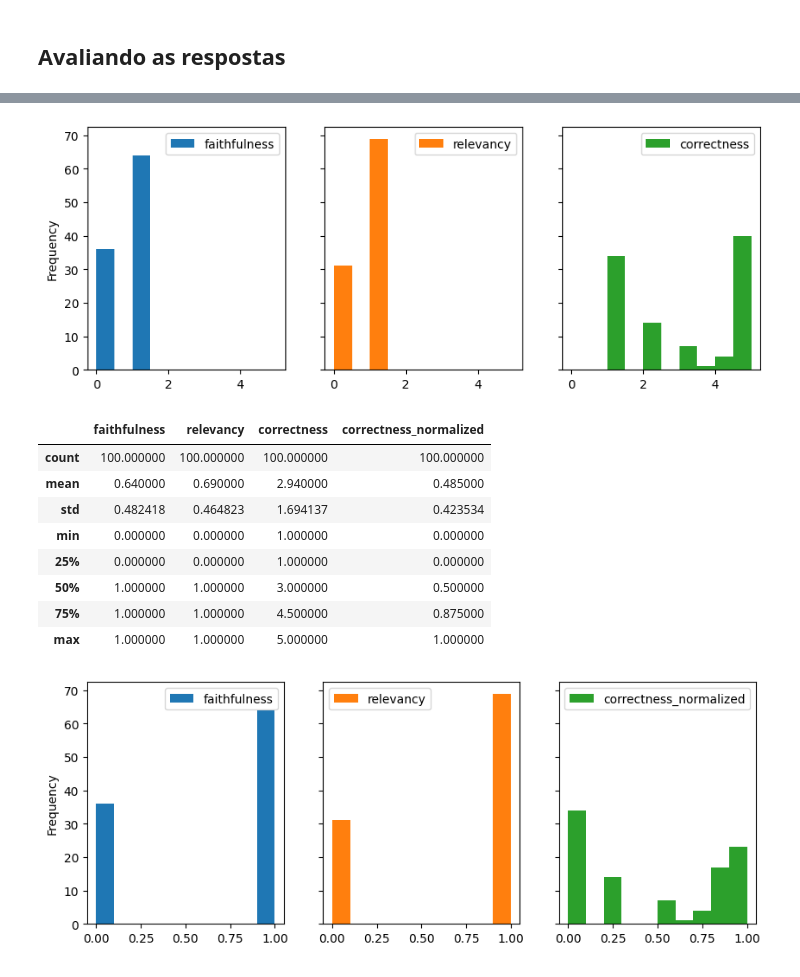
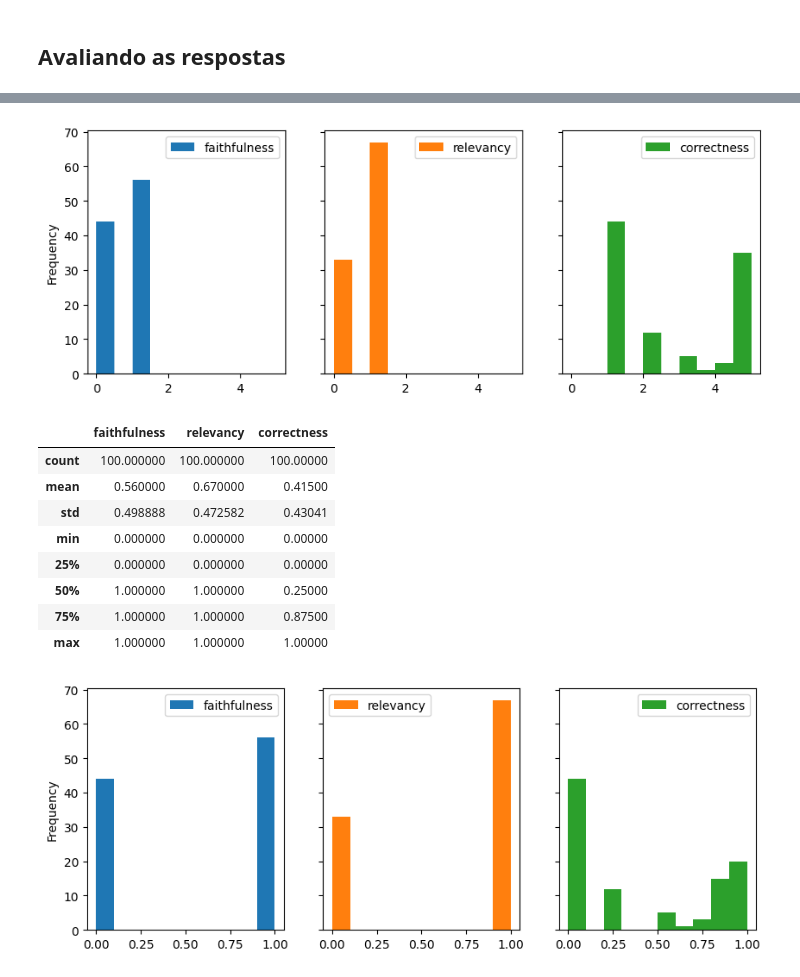
Before and after one commit to rsabilio/ia024-projeto-rag, a Jupyter notebook: 4_rag_recursive_retriever.ipynb, the cells around one changed output, grey strips where cells are left out. Drawn from its saved outputs; the diff is of its cells as text; code cells hidden in the pictures.

```diff
--- a/4_rag_recursive_retriever.ipynb
+++ b/4_rag_recursive_retriever.ipynb
@@ -397,10 +440,15 @@ class RerankedRetrieverQueryEngine(RetrieverQueryEngine):
         self.top_k = top_k
 
     def query(self, query_str):
-        response = super().query(query_str)
-        nodes_to_rerank = response.source_nodes
-        top_reranked_nodes = self.reranker(query_str, nodes_to_rerank, self.top_k)
-        response.source_nodes = top_reranked_nodes
+        #response = super().query(query_str)
+        #nodes_to_rerank = response.source_nodes
+        nodes              = self.retriever.retrieve(query_str)
+        top_reranked_nodes = self.reranker(query_str, nodes, self.top_k)
+        response           = self.synthesize(
+                                  query_bundle=query_str,
+                                  nodes=top_reranked_nodes,
+                              )
+
         return response
 # %%
 def display_prompt_dict(prompts_dict):
@@ -690,7 +742,7 @@ if os.path.exists(f"{DATA_DIR}/5-evaluations/results-query-recursive.pkl"):
 else:
     dados_consultas = []
 
-for index, row in df[71:].iterrows():
+for index, row in df.iterrows():
     print(f"Consultando indice: {index}")
     result       = {}
     query        = row['question']
@@ -921,0 +826,3 @@ df_resultados.describe()
+# %%
+df_completo = pd.read_csv(f"{DATA_DIR}/5-evaluations/eval_recursive.csv")
+df_completo.describe()
@@ -922,11 +839,11 @@ df_resultados.describe()
 # %%
-df_resultados.plot(kind='hist', subplots=True, layout=(2, 3), figsize=(10, 8), sharey=True);
+df_completo.plot(kind='hist', subplots=True, layout=(2, 3), figsize=(10, 8), sharey=True);
 # %% [output]
-[figure, old version]
+[figure, new version]
 # %%
 from sklearn.preprocessing import MinMaxScaler
 
-df_normalizado = df_resultados.copy()
+df_normalizado = df_completo.copy()
 
 
 # Inicializar o MinMaxScaler
@@ -934,19 +851,20 @@ scaler = MinMaxScaler()
 
 # Normalizar a coluna 'A'
 df_normalizado['correctness_normalized'] = scaler.fit_transform(df_normalizado[['correctness']])
-
+df_normalizado = df_normalizado.drop(columns='correctness')
+df_normalizado = df_normalizado.rename(columns={'correctness_normalized': 'correctness'})
 df_normalizado.describe()
 # %% [output]
-|  | faithfulness | relevancy | correctness | correctness_normalized |
-| count | 100.000000 | 100.000000 | 100.000000 | 100.000000 |
-| mean | 0.640000 | 0.690000 | 2.940000 | 0.485000 |
-| std | 0.482418 | 0.464823 | 1.694137 | 0.423534 |
-| min | 0.000000 | 0.000000 | 1.000000 | 0.000000 |
-| 25% | 0.000000 | 0.000000 | 1.000000 | 0.000000 |
-| 50% | 1.000000 | 1.000000 | 3.000000 | 0.500000 |
-| 75% | 1.000000 | 1.000000 | 4.500000 | 0.875000 |
-| max | 1.000000 | 1.000000 | 5.000000 | 1.000000 |
+|  | faithfulness | relevancy | correctness |
+| count | 100.000000 | 100.000000 | 100.00000 |
+| mean | 0.560000 | 0.670000 | 0.41500 |
+| std | 0.498888 | 0.472582 | 0.43041 |
+| min | 0.000000 | 0.000000 | 0.00000 |
+| 25% | 0.000000 | 0.000000 | 0.00000 |
+| 50% | 1.000000 | 1.000000 | 0.25000 |
+| 75% | 1.000000 | 1.000000 | 0.87500 |
+| max | 1.000000 | 1.000000 | 1.00000 |
 # %%
-df_normalizado.drop(columns='correctness').plot(kind='hist', subplots=True, layout=(2, 3), figsize=(10, 8), sharey=True);
+df_normalizado.plot(kind='hist', subplots=True, layout=(2, 3), figsize=(10, 8), sharey=True);
 # %% [output]
-[figure, old version]
+[figure, new version]
```
Also changed, not shown: parts of 21 cells of this notebook.
